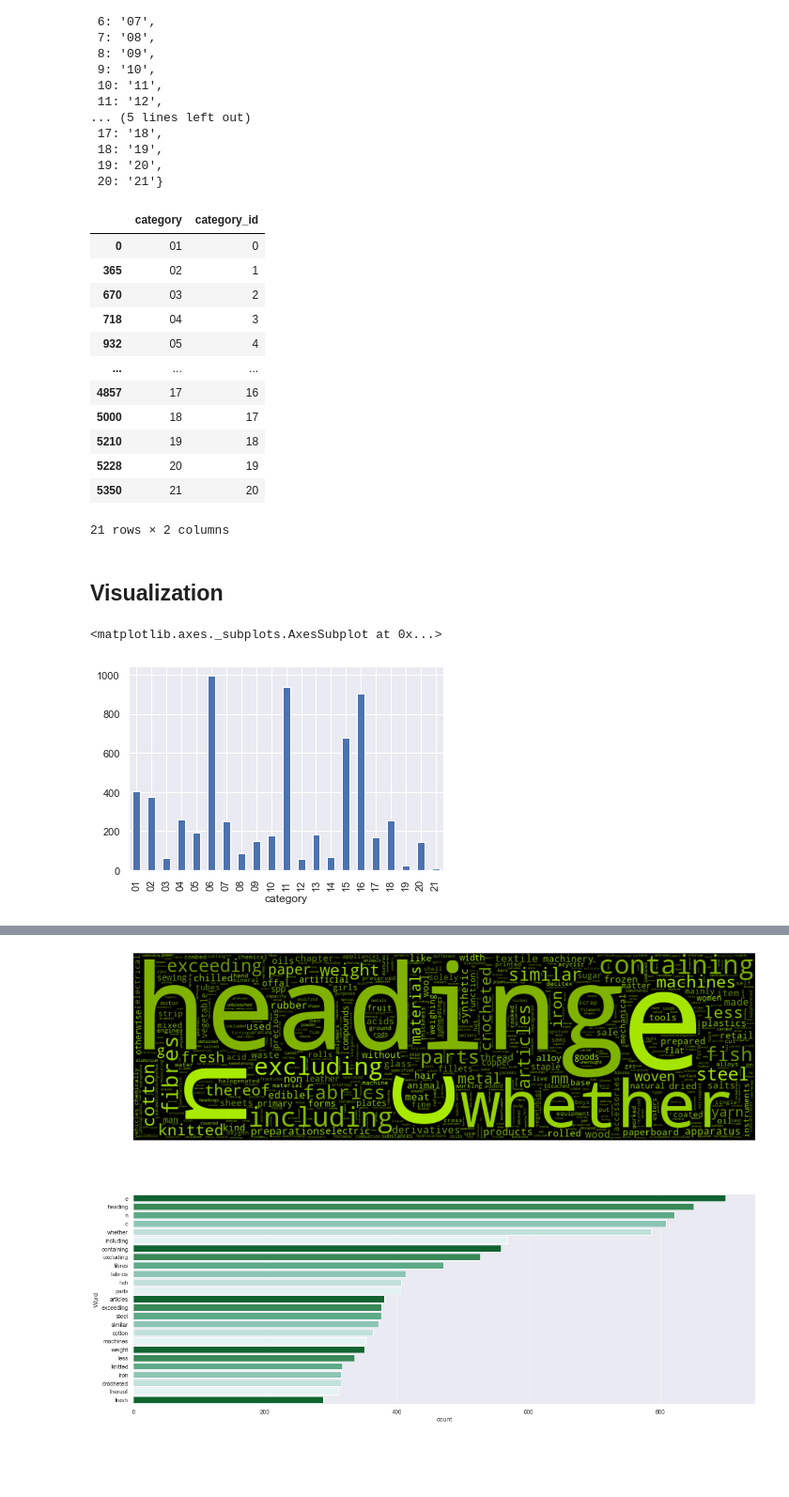
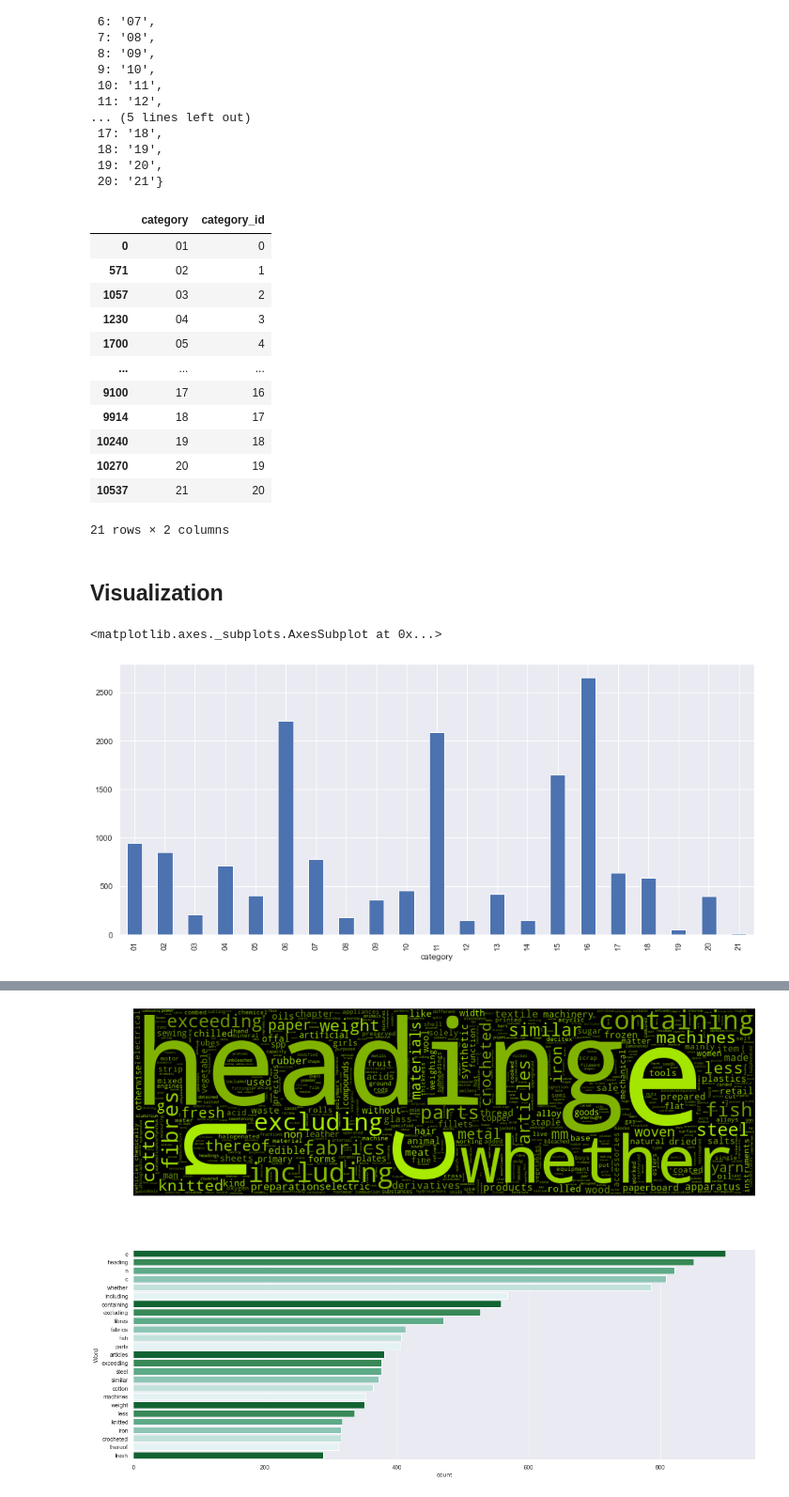
Before and after one commit to yo-sarawut/notebook, a Jupyter notebook: text-classification.ipynb, the cells around one changed output, grey strips where cells are left out. Shown: that part at 94% size. Drawn from its saved outputs; the diff is of its cells as text; code cells hidden in the pictures; blank space fills up the shorter version.

```diff
--- a/text-classification.ipynb
+++ b/text-classification.ipynb
@@ -77,7 +77,7 @@ print(today)
 # %% [markdown]
 ## Setup & Preprocessing
 # %%
-paths = 'data/hs_code.xlsx'
+paths = 'data/test_hs_code.xlsx'
 def get_master(sheets):
     data = pd.read_excel(paths,sheet_name= sheets)
     data['section'] = data['section'].map('{:02}'.format)
@@ -111,0 +90,22 @@ df
+# %%
+%%time
+print("Load the dataset.......")
+
+t0 = time()
+
+sheets = '8_digit'
+eights = get_master(sheets)
+sheets = '6_digit'
+sixs = get_master(sheets)
+sheets = '4_digit'
+fours = get_master(sheets)
+sheets = '2_digit'
+twos = get_master(sheets)
+
+
+df = pd.concat([eights,sixs,fours,twos], ignore_index=True)
+load_time = time() - t0
+print("Load dataset time:  %0.3fs" % load_time)
+
+print("size : ", len(df))
+df
@@ -218,25 +223,25 @@ category_id_df
 # %% [output]
 |  | category | category_id |
 | 0 | 01 | 0 |
-| 365 | 02 | 1 |
-| 670 | 03 | 2 |
-| 718 | 04 | 3 |
-| 932 | 05 | 4 |
+| 571 | 02 | 1 |
+| 1057 | 03 | 2 |
+| 1230 | 04 | 3 |
+| 1700 | 05 | 4 |
 | ... | ... | ... |
-| 4857 | 17 | 16 |
-| 5000 | 18 | 17 |
-| 5210 | 19 | 18 |
-| 5228 | 20 | 19 |
-| 5350 | 21 | 20 |
+| 9100 | 17 | 16 |
+| 9914 | 18 | 17 |
+| 10240 | 19 | 18 |
+| 10270 | 20 | 19 |
+| 10537 | 21 | 20 |
 21 rows × 2 columns
 # %% [markdown]
 ## Visualization
 # %%
 #Plot the distribution of news articles by category
-hs_df.groupby('category').category_id.count().plot.bar(ylim=0)
+hs_df.groupby('category').category_id.count().plot.bar(ylim=0,figsize = (16, 7))
 # %% [output]
 <matplotlib.axes._subplots.AxesSubplot at 0x...>
-[figure, old version]
+[figure, new version]
 # %%
 # Drop duplicate data
 hs_df.drop_duplicates(subset=['category', 'text'], inplace=True)
```
Also changed, not shown: parts of 13 cells of this notebook, 2 other files.
